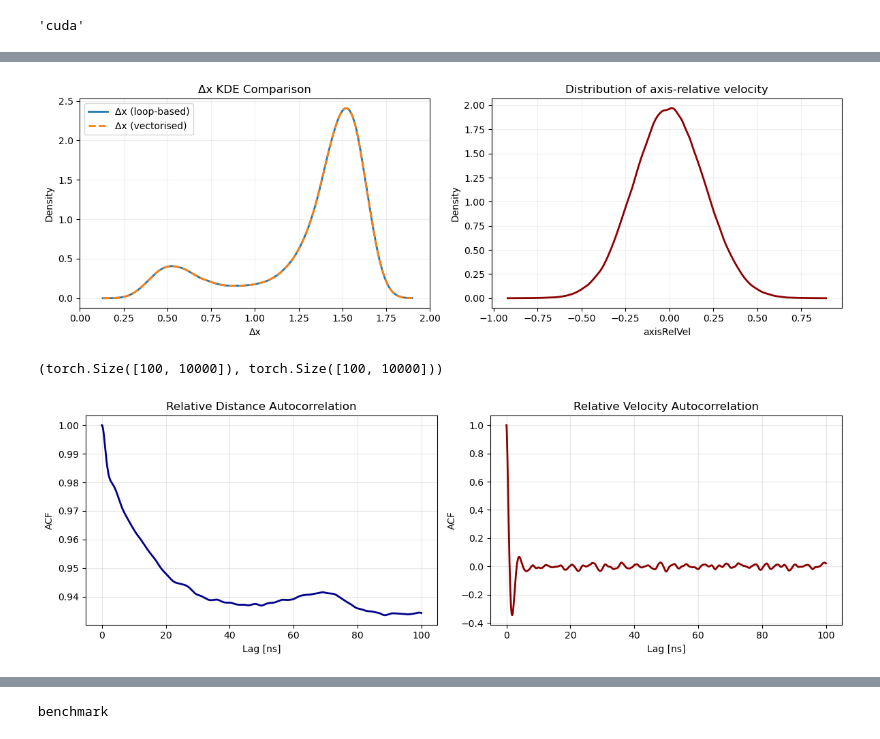
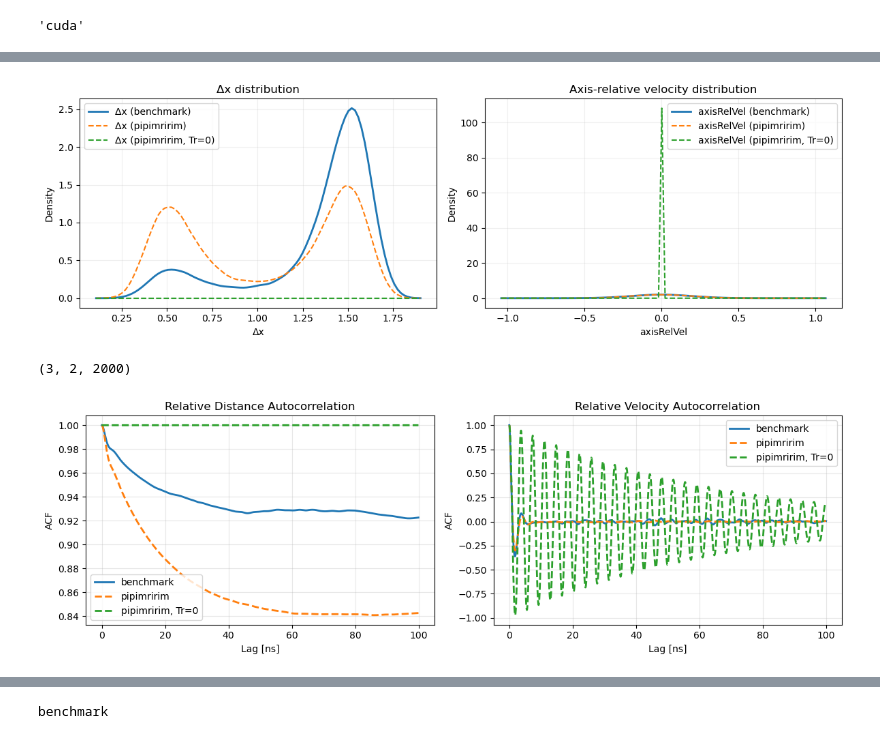
Before and after one commit to maojrs/deepRD, a Jupyter notebook: notebooks/stochasticClosureCVAE/newCvae/benchmarkGenComparison-dimer.ipynb, the cells around one changed output, grey strips where cells are left out. Cells and saved outputs as stored; diff of their text form; code cells hidden in the pictures.

```diff
--- a/notebooks/stochasticClosureCVAE/newCvae/benchmarkGenComparison-dimer.ipynb
+++ b/notebooks/stochasticClosureCVAE/newCvae/benchmarkGenComparison-dimer.ipynb
@@ -337,0 +466,12 @@ torch.Size([100, 10000, 3]) torch.Size([100, 10000, 3]) torch.Size([100, 10000,
+# %%
+print('Relative Position')
+
+print(f'Bench: \t\t Mean:', torch.mean(b_delta_x), '\t Std:', torch.std(b_delta_x))
+for i in range(nModels):
+    print(f'Reduced {i+1}: \t Mean:', torch.mean(delta_x[i]), '\t Std:', torch.std(delta_x[i]))
+
+print('\nRelative Velocity')
+
+print(f'Bench: \t\t Mean:', torch.mean(b_delta_vx), '\t Std:', torch.std(b_delta_vx))
+for i in range(nModels):
+    print(f'Reduced {i+1}: \t Mean:', torch.mean(delta_vx[i]), '\t Std:', torch.std(delta_vx[i]))
@@ -338,11 +488,7 @@ torch.Size([100, 10000, 3]) torch.Size([100, 10000, 3]) torch.Size([100, 10000,
 # %%
-b_delta_x, b_delta_vx = plot_dimer_distributions(q1,q2,v1,v2,compare=True)
+plot_dimer_distributions(b_delta_x, b_delta_vx, delta_x, delta_vx)
 # %% [output]
-[figure, old version]
+[figure, new version]
-# %%
-b_delta_x.shape, b_delta_vx.shape
-# %% [output]
-(torch.Size([100, 10000]), torch.Size([100, 10000]))
 # %%
 def correlation_fft(a, b, trunc):
     """Calculates correlation via FFT."""
@@ -360,7 +506,7 @@ lagtimesteps = 2000
 mTrajs = 20
 
 # ACF by FFT for 1-D traj, then summing up over vector dimensions and all trajs
-ACF_FFT = np.zeros((1, 2, lagtimesteps))
+ACF_FFT = np.zeros((1+nModels, 2, lagtimesteps))
 
 for trajInd in np.random.choice(nTrajs, mTrajs):
 
@@ -370,39 +516,58 @@ for trajInd in np.random.choice(nTrajs, mTrajs):
     # velocity
     ACF_FFT[0, 1] += correlation_fft(b_delta_vx[trajInd, :], b_delta_vx[trajInd, :], lagtimesteps)
 
-ACF_FFT[0, 0] /= ACF_FFT[0, 0, 0]
-ACF_FFT[0, 1] /= ACF_FFT[0, 1, 0]
+    #print('Reduced')
+    for i in range(nModels):
+        # position
+        ACF_FFT[i+1, 0] += correlation_fft(delta_x[i, trajInd, :], delta_x[i, trajInd, :], lagtimesteps)
+        # velocity
+        ACF_FFT[i+1, 1] += correlation_fft(delta_vx[i, trajInd, :], delta_vx[i, trajInd, :], lagtimesteps)
+
+for j in range(ACF_FFT.shape[0]):
+    ACF_FFT[j, 0] /= ACF_FFT[j, 0, 0]
+    ACF_FFT[j, 1] /= ACF_FFT[j, 1, 0]
+# %%
+ACF_FFT.shape
+# %% [output]
+(3, 2, 2000)
 # %%
 # lag axis
 lags = np.arange(lagtimesteps)*0.05
 
 # ACF arrays:
 # ACF_FFT[0, 0] → Δx ACF
 # ACF_FFT[0, 1] → Δv ACF
-acf_dx = ACF_FFT[0, 0]
-acf_dv = ACF_FFT[0, 1]
+acf_dx = ACF_FFT[:, 0]
+acf_dvx = ACF_FFT[:, 1]
 
 # ----- PLOTS -----
 fig, axes = plt.subplots(1, 2, figsize=(12, 4))
 
 # --- Left: relative distance ACF ---
-axes[0].plot(lags, acf_dx, lw=2, color="darkblue")
+axes[0].plot(lags, acf_dx[0], lw=2, label='benchmark')#, color="darkblue")
 axes[0].set_title("Relative Distance Autocorrelation")
 axes[0].set_xlabel("Lag [ns]")
 axes[0].set_ylabel("ACF")
 axes[0].grid(alpha=0.3)
 
 # --- Right: relative velocity ACF ---
-axes[1].plot(lags, acf_dv, lw=2, color="darkred")
+axes[1].plot(lags, acf_dvx[0], lw=2, label='benchmark')#, color="darkred")
 axes[1].set_title("Relative Velocity Autocorrelation")
 axes[1].set_xlabel("Lag [ns]")
 axes[1].set_ylabel("ACF")
 axes[1].grid(alpha=0.3)
 
+for j in range(1, ACF_FFT.shape[0]):
+    axes[0].plot(lags, acf_dx[j], '--', lw=2, label=datasetLabels[j-1])
+    axes[1].plot(lags, acf_dvx[j], '--', lw=2, label=datasetLabels[j-1])
+
+axes[0].legend()
+axes[1].legend()
+
 plt.tight_layout()
 plt.show()
 # %% [output]
-[figure, old version]
+[figure, new version]
 # %%
 #Calculating the Mean Squared Displacement of the particle.
 b_rT = torch.norm(b_qT, dim=-1)
```
Also changed, not shown: parts of 17 cells of this notebook, 20 other files.
